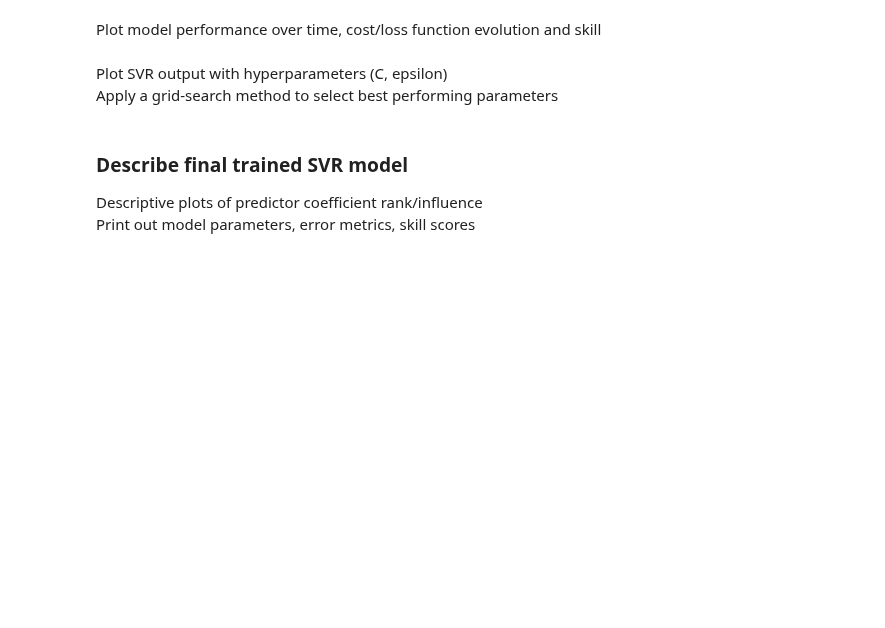
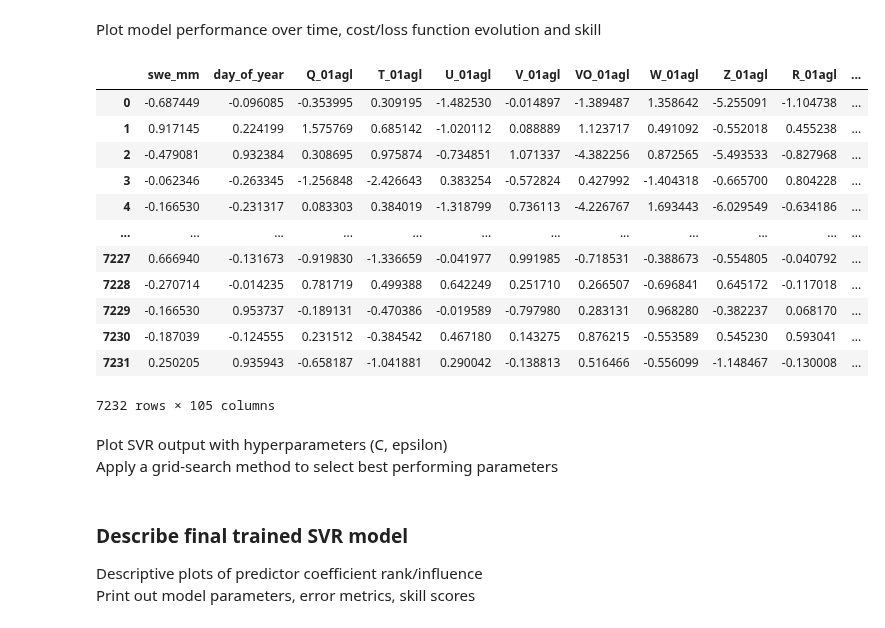
Before and after one commit to m-wessler/snow-liquid-ratio, a Jupyter notebook: core/train_SVR.ipynb, the cells around one changed output. Drawn from its saved outputs; the diff is of its cells as text; code cells hidden in the pictures; blank space fills up the shorter version.

```diff
--- a/core/train_SVR.ipynb
+++ b/core/train_SVR.ipynb
@@ -553,3 +643,19 @@ X_test
+# %%
+X_train_norm
+# %% [output]
+|  | swe_mm | day_of_year | Q_01agl | T_01agl | U_01agl | V_01agl | VO_01agl | W_01agl | Z_01agl | R_01agl | ... |
+| 0 | -0.687449 | -0.096085 | -0.353995 | 0.309195 | -1.482530 | -0.014897 | -1.389487 | 1.358642 | -5.255091 | -1.104738 | ... |
+| 1 | 0.917145 | 0.224199 | 1.575769 | 0.685142 | -1.020112 | 0.088889 | 1.123717 | 0.491092 | -0.552018 | 0.455238 | ... |
+| 2 | -0.479081 | 0.932384 | 0.308695 | 0.975874 | -0.734851 | 1.071337 | -4.382256 | 0.872565 | -5.493533 | -0.827968 | ... |
+| 3 | -0.062346 | -0.263345 | -1.256848 | -2.426643 | 0.383254 | -0.572824 | 0.427992 | -1.404318 | -0.665700 | 0.804228 | ... |
+| 4 | -0.166530 | -0.231317 | 0.083303 | 0.384019 | -1.318799 | 0.736113 | -4.226767 | 1.693443 | -6.029549 | -0.634186 | ... |
+| ... | ... | ... | ... | ... | ... | ... | ... | ... | ... | ... | ... |
+| 7227 | 0.666940 | -0.131673 | -0.919830 | -1.336659 | -0.041977 | 0.991985 | -0.718531 | -0.388673 | -0.554805 | -0.040792 | ... |
+| 7228 | -0.270714 | -0.014235 | 0.781719 | 0.499388 | 0.642249 | 0.251710 | 0.266507 | -0.696841 | 0.645172 | -0.117018 | ... |
+| 7229 | -0.166530 | 0.953737 | -0.189131 | -0.470386 | -0.019589 | -0.797980 | 0.283131 | 0.968280 | -0.382237 | 0.068170 | ... |
+| 7230 | -0.187039 | -0.124555 | 0.231512 | -0.384542 | 0.467180 | 0.143275 | 0.876215 | -0.553589 | 0.545230 | 0.593041 | ... |
+| 7231 | 0.250205 | 0.935943 | -0.658187 | -1.041881 | 0.290042 | -0.138813 | 0.516466 | -0.556099 | -1.148467 | -0.130008 | ... |
+7232 rows × 105 columns
 # %% [markdown]
 Plot SVR output with hyperparameters (C, epsilon)<br>
 Apply a grid-search method to select best performing parameters
```
Also changed, not shown: parts of 11 cells of this notebook, 3 other files.
